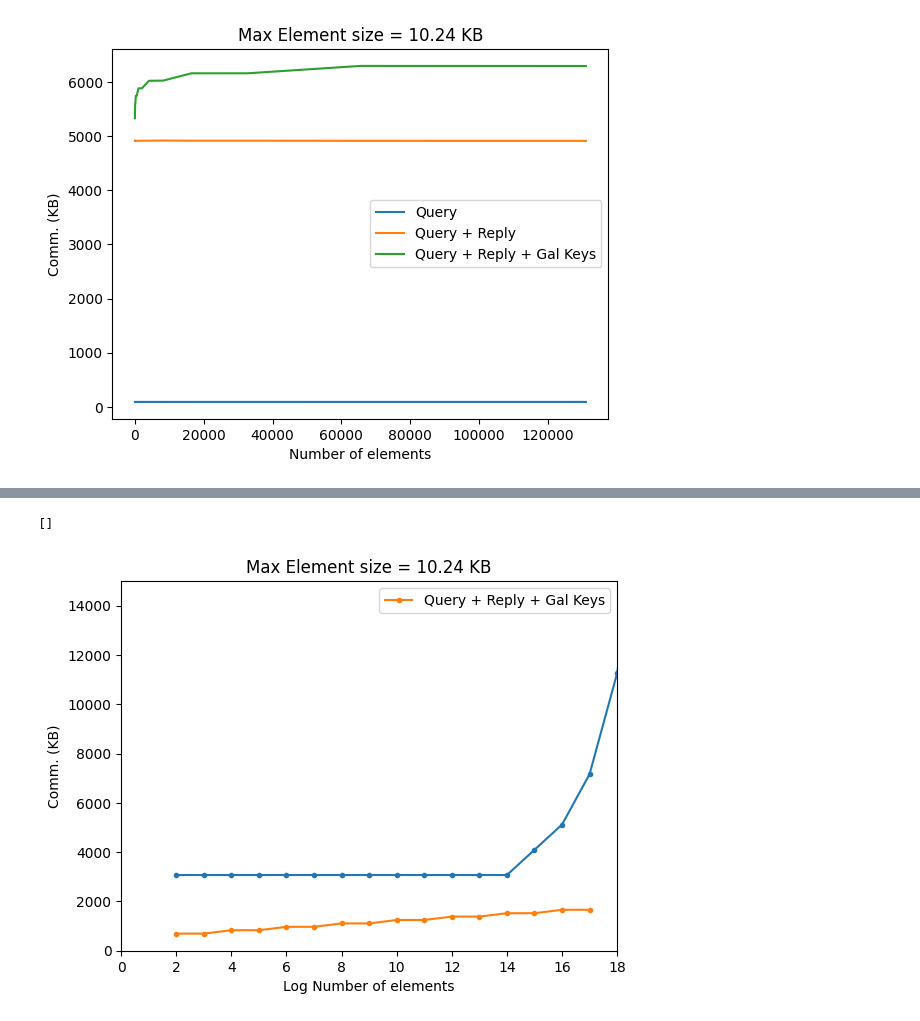
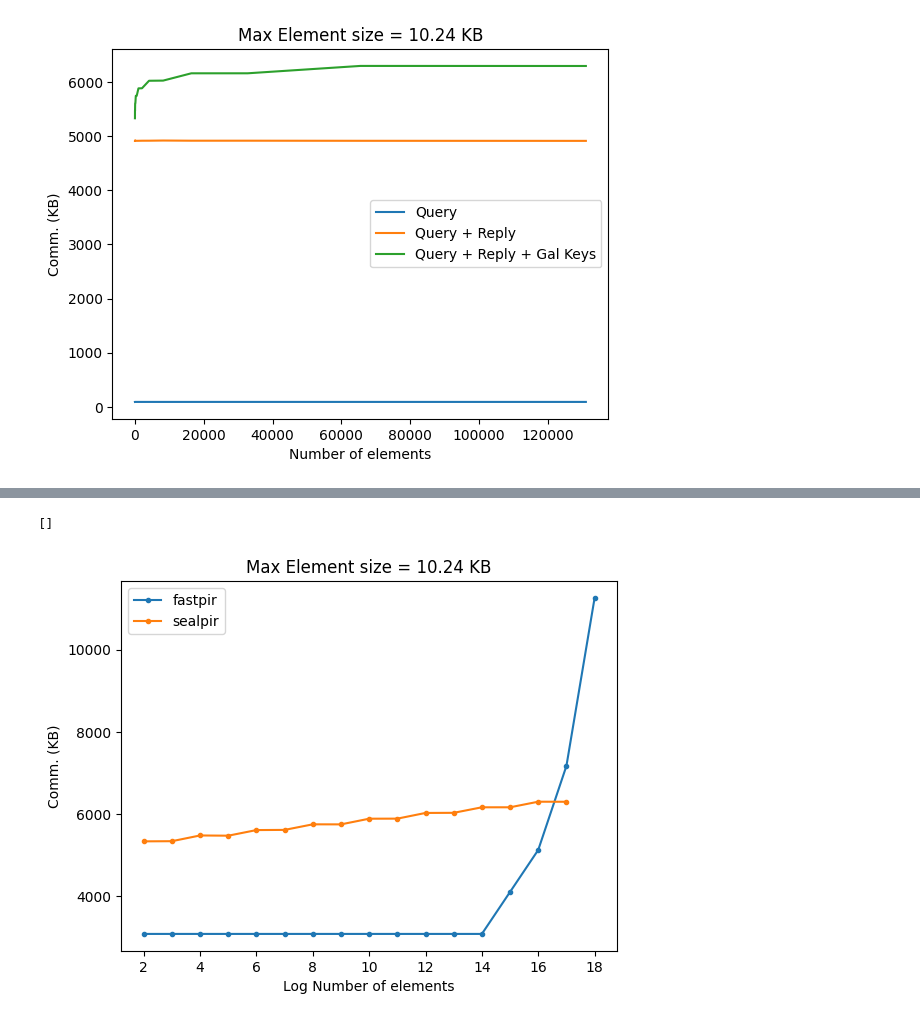
Before and after one commit to dettanym/dhtpir-ipfs, a Jupyter notebook: data/processing.ipynb, the cells around one changed output, grey strips where cells are left out. Cells and saved outputs as stored; diff of their text form; code cells hidden in the pictures.

```diff
--- a/data/processing.ipynb
+++ b/data/processing.ipynb
@@ -48,14 +68,16 @@ plt.plot()
 # %%
-plt.plot(fastpir['log_n'], 1024 * fastpir['total Communication (in MB) for 256 KB Record Size'], '.-')
-# plt.plot(sealpir['Number of Elements'].apply(lambda x: log2(x)), sealpir['Size Gal Keys']+sealpir['Main Reply Size']+sealpir['Main Query Size'], '.-', label='Query + Reply + Gal Keys')
+fastpir = fastpir[fastpir['log_n'] <= 19]
+plt.plot(fastpir['log_n'], 1024 * fastpir['total Communication (in MB) for 256 KB Record Size'], '.-', label='fastpir')
+plt.plot(sealpir['Number of Elements'].apply(lambda x: log2(x)), sealpir['Size Gal Keys']+26*sealpir['Main Reply Size']+sealpir['Main Query Size'], '.-', label='sealpir')
 
 plt.ylabel("Comm. (KB)")
+
 plt.xlabel("Log Number of elements")
 # plt.xlim(0, 18)
 # plt.ylim(0, 15000)
 plt.title("Max Element size = 10.24 KB")
 plt.legend()
 plt.plot()
 # %% [output]
 []
-[figure, old version]
+[figure, new version]
```
Also changed, not shown: parts of 1 cell of this notebook.
